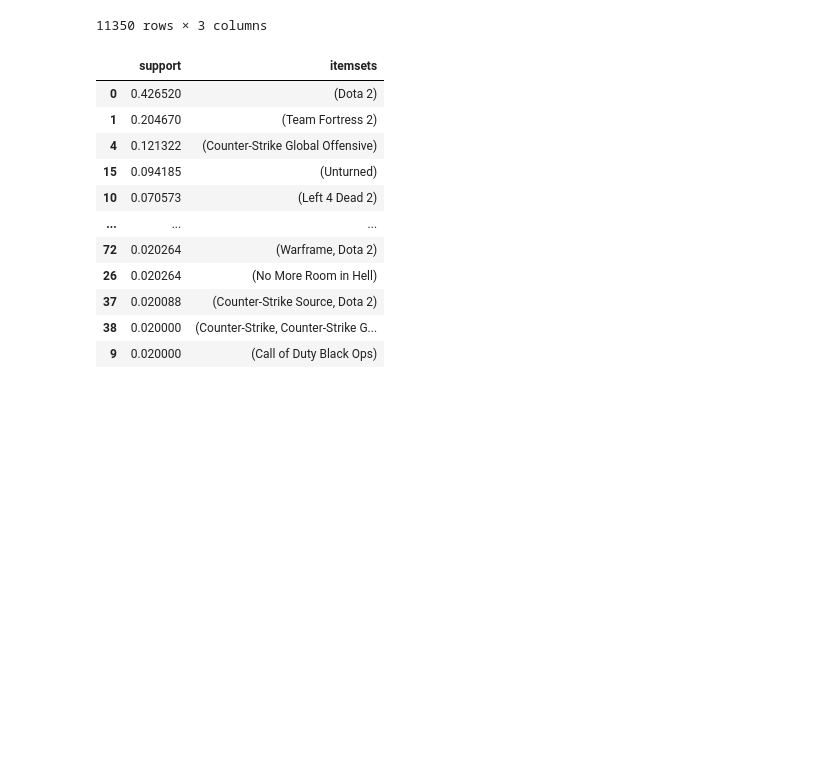
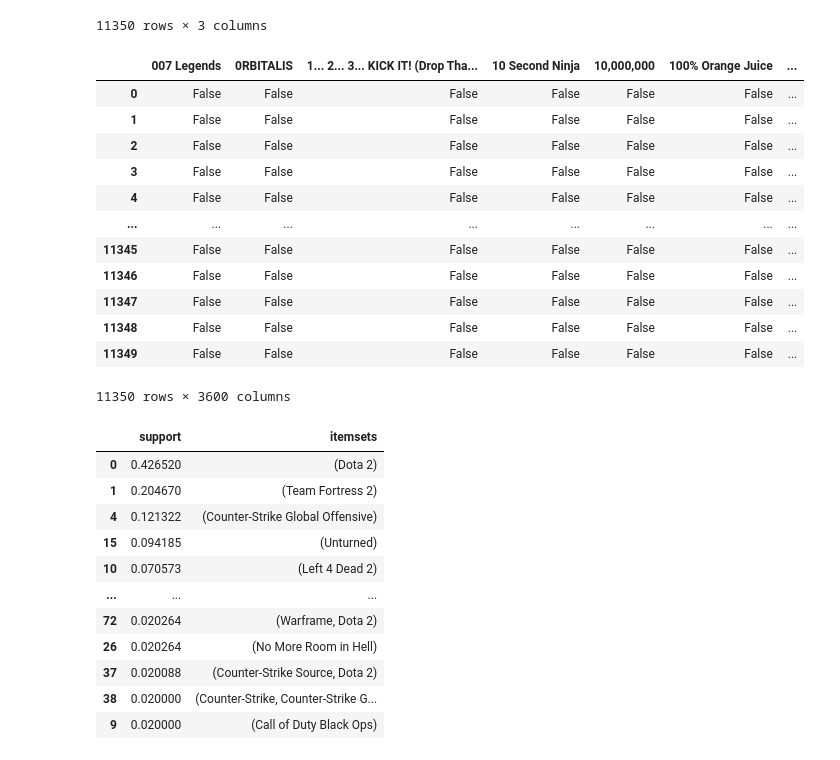
Before and after one commit to Vbardusco/sd201-steam-recommendations, a Jupyter notebook: kaggle_dataset/fis_progress.ipynb, the cells around one changed output. Cells and saved outputs as stored; diff of their text form; code cells hidden in the pictures; blank space fills up the shorter version.

```diff
--- a/kaggle_dataset/fis_progress.ipynb
+++ b/kaggle_dataset/fis_progress.ipynb
@@ -73,5 +73,24 @@ joined
 | 11348 | 309824202 | [Dota 2] | [Dota 2] |
 | 11349 | 309903146 | [Dota 2] | [Dota 2] |
 11350 rows × 3 columns
+# %%
+te = TransactionEncoder()
+te_ary = te.fit(joined['games']).transform(joined['games'])
+df = pd.DataFrame(te_ary, columns=te.columns_)
+df
+# %% [output]
+|  | 007 Legends | 0RBITALIS | 1... 2... 3... KICK IT! (Drop Tha... | 10 Second Ninja | 10,000,000 | 100% Orange Juice | ... |
+| 0 | False | False | False | False | False | False | ... |
+| 1 | False | False | False | False | False | False | ... |
+| 2 | False | False | False | False | False | False | ... |
+| 3 | False | False | False | False | False | False | ... |
+| 4 | False | False | False | False | False | False | ... |
+| ... | ... | ... | ... | ... | ... | ... | ... |
+| 11345 | False | False | False | False | False | False | ... |
+| 11346 | False | False | False | False | False | False | ... |
+| 11347 | False | False | False | False | False | False | ... |
+| 11348 | False | False | False | False | False | False | ... |
+| 11349 | False | False | False | False | False | False | ... |
+11350 rows × 3600 columns
 # %%
 
```
Also changed, not shown: parts of 10 cells of this notebook.
